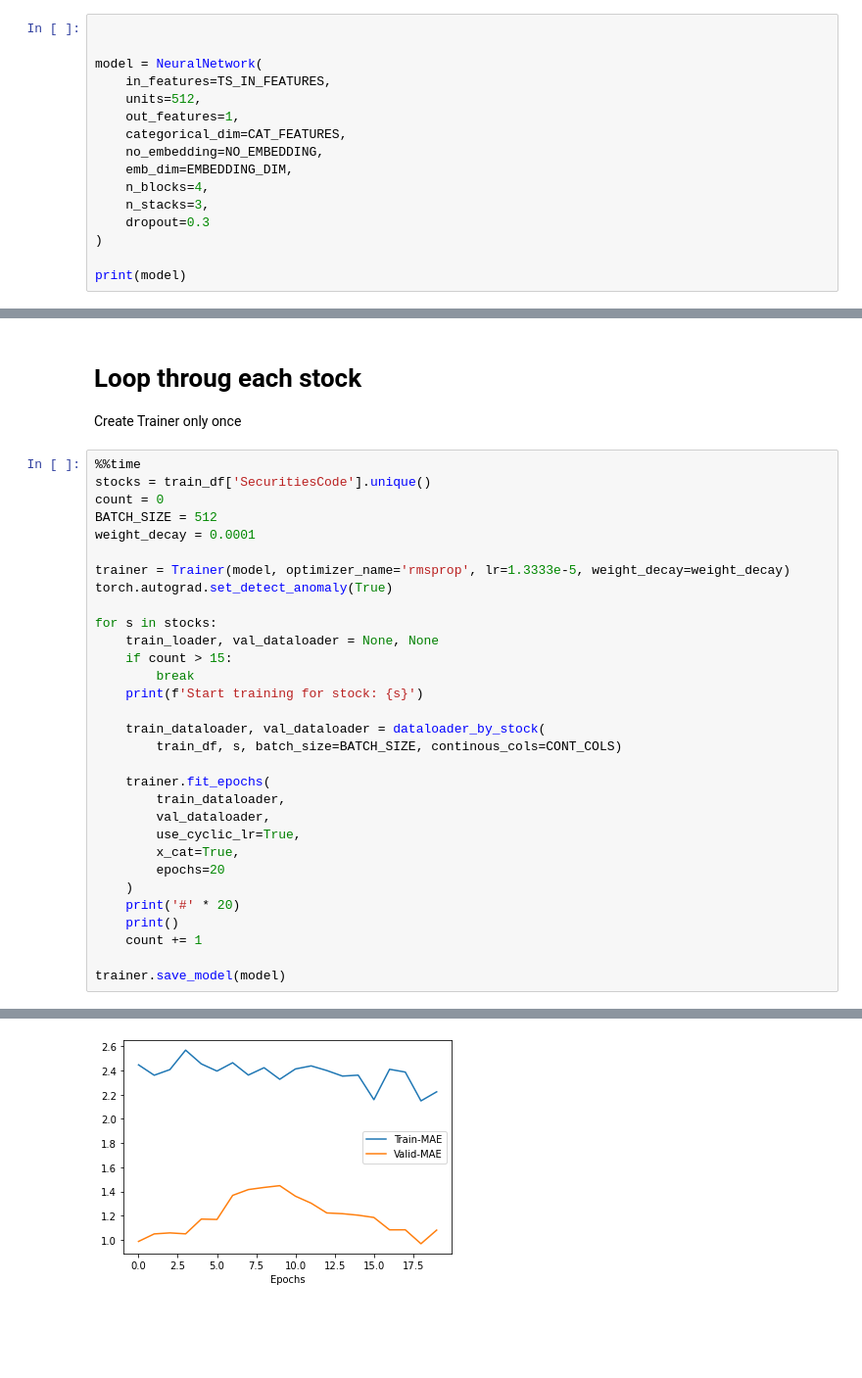
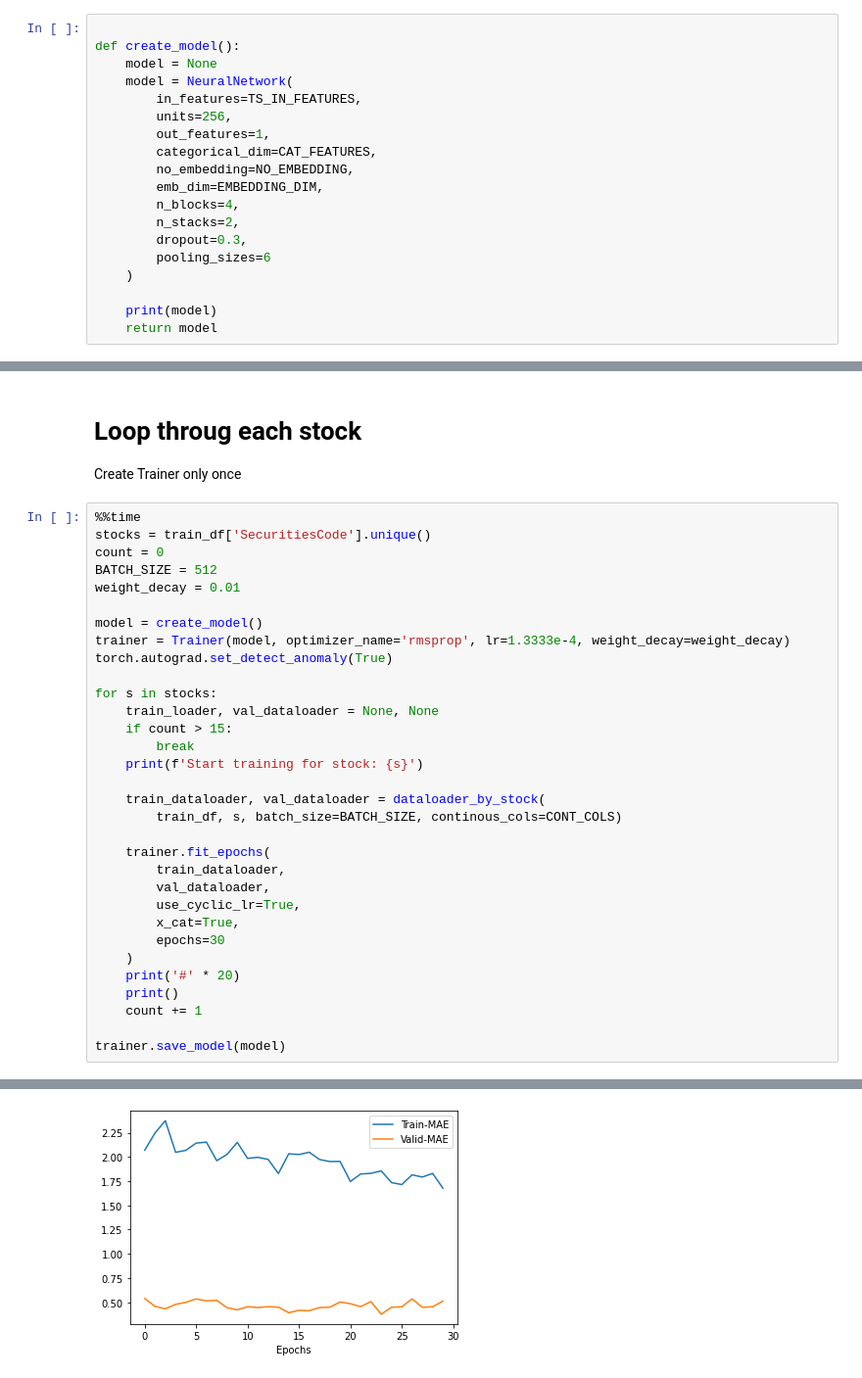
Before and after one commit to gilberto-BE/TokyoStockEx, a Jupyter notebook: notebooks/ML ALL STOCKS.ipynb, the cells around one changed output, grey strips where cells are left out. Shown at 98% size. Drawn from its saved outputs; the diff is of its cells as text; blank space fills up the shorter version.

Commit message:
added pooling layers that work, and use less neurons

```diff
--- a/notebooks/ML ALL STOCKS.ipynb
+++ b/notebooks/ML ALL STOCKS.ipynb
@@ -92,17 +92,20 @@ NO_EMBEDDING = 2000 #2 * len(df_train_cat)
 CAT_FEATURES: 4
 # %%
 
+def create_model():
+    model = None
+    model = NeuralNetwork(
+        in_features=TS_IN_FEATURES,
+        units=256,
+        out_features=1,
+        categorical_dim=CAT_FEATURES,
+        no_embedding=NO_EMBEDDING,
+        emb_dim=EMBEDDING_DIM,
+        n_blocks=4,
+        n_stacks=2,
+        dropout=0.3,
+        pooling_sizes=6
+    )
 
-model = NeuralNetwork(
-    in_features=TS_IN_FEATURES,
-    units=512,
-    out_features=1,
-    categorical_dim=CAT_FEATURES,
-    no_embedding=NO_EMBEDDING,
-    emb_dim=EMBEDDING_DIM,
-    n_blocks=4,
-    n_stacks=3,
-    dropout=0.3
-)
-
-print(model)
+    print(model)
+    return model
@@ -132,9 +117,10 @@ Create Trainer only once
 stocks = train_df['SecuritiesCode'].unique()
 count = 0
 BATCH_SIZE = 512
-weight_decay = 0.0001
+weight_decay = 0.01
 
-trainer = Trainer(model, optimizer_name='rmsprop', lr=1.3333e-5, weight_decay=weight_decay)
+model = create_model()
+trainer = Trainer(model, optimizer_name='rmsprop', lr=1.3333e-4, weight_decay=weight_decay)
 torch.autograd.set_detect_anomaly(True)
 
 for s in stocks:
@@ -151,7 +137,7 @@ for s in stocks:
         val_dataloader,
         use_cyclic_lr=True,
         x_cat=True,
-        epochs=20
+        epochs=30
     )
     print('#' * 20)
     print()
@@ -236,4 +237,4 @@ Epoch: <<< 5 >>>
-[figure, old version]
+[figure, new version]
 ####################
 
 Start training for stock: 1333
```
Also changed, not shown: parts of 3 cells of this notebook, 1 other file.
